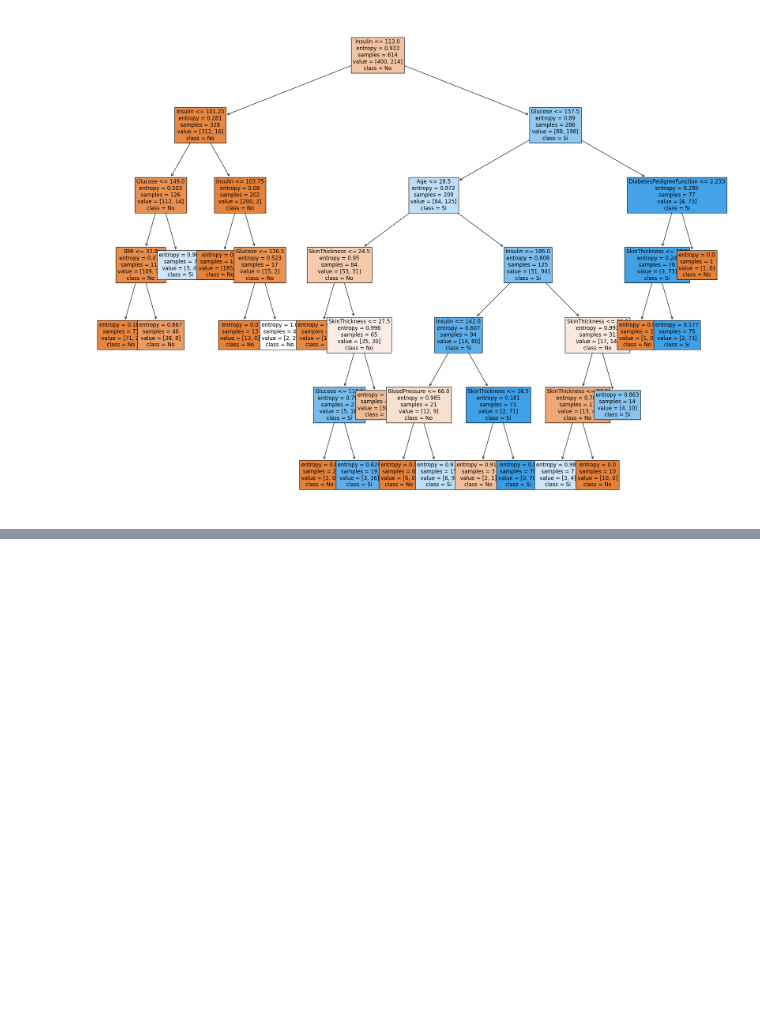
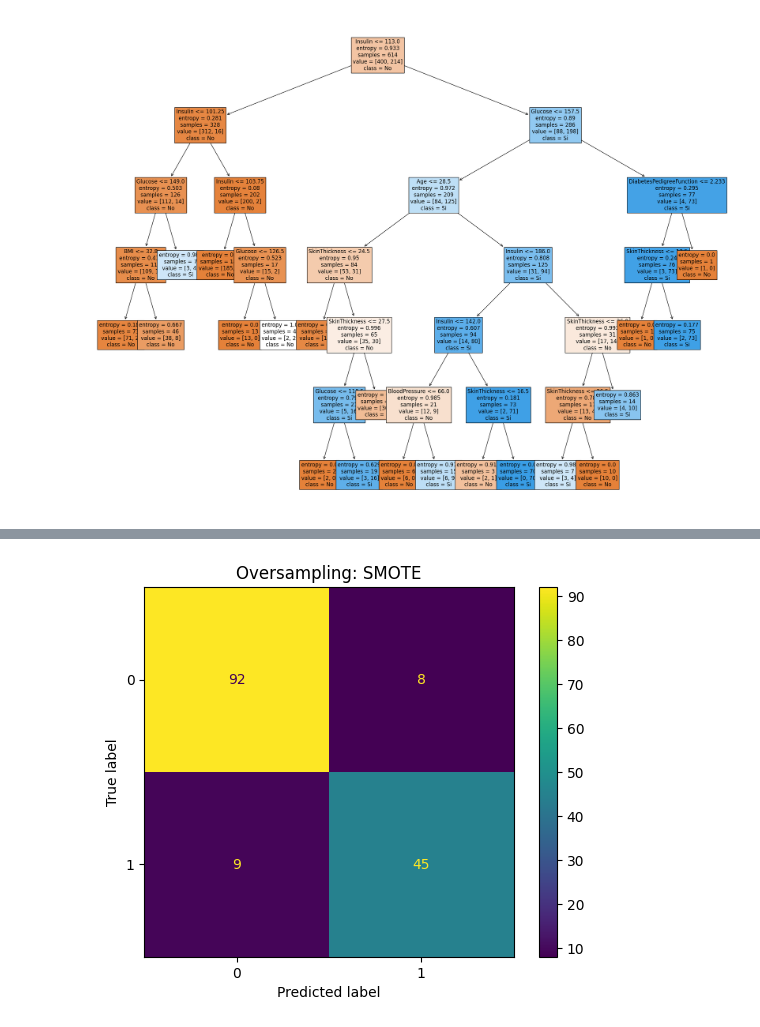
Before and after one commit to agustin29a/Grupo2_PP1, a Jupyter notebook: notebooks/PP1_DIABETES_DecisionTree.ipynb, the cells around one changed output, grey strips where cells are left out. Saved outputs shown, nothing was run; the diff lists cells and outputs as text; code cells hidden in the pictures; blank space fills up the shorter version.

```diff
--- a/notebooks/PP1_DIABETES_DecisionTree.ipynb
+++ b/notebooks/PP1_DIABETES_DecisionTree.ipynb
@@ -396,0 +413,19 @@ arbol3 = tree.plot_tree(clf3,
+# %%
+# Dividir en atributos y clases
+X4 = df_diabetes.iloc[:,:-1]
+y4 = df_diabetes['Outcome']
+
+# Dividir los datos en conjuntos de entrenamiento y prueba
+X4_train, X4_test, y4_train, y4_test = train_test_split(X4, y4, test_size=0.20, stratify=y4, random_state=42)
+
+# Aplicar SMOTE para generar muestras sintéticas
+smote = SMOTE(sampling_strategy='auto', random_state=42)
+X4_train_resampled, y4_train_resampled = smote.fit_resample(X4_train, y4_train)
+# %%
+b1.fit(X4_train_resampled, y4_train_resampled)
+
+# Crear el árbol
+clf4 = b1.best_estimator_
+
+# Realizar la predicción
+predictions4 = clf4.predict(X4_test)
@@ -396,0 +458,8 @@ arbol3 = tree.plot_tree(clf3,
+# %%
+# Matriz de confusión
+cm4 = confusion_matrix(y4_test, predictions4, labels=[0,1])
+ConfusionMatrixDisplay(cm4).plot()
+plt.title('Oversampling: SMOTE')
+plt.show()
+# %% [output]
+[figure, added]
```
Also changed, not shown: parts of 16 cells of this notebook.
